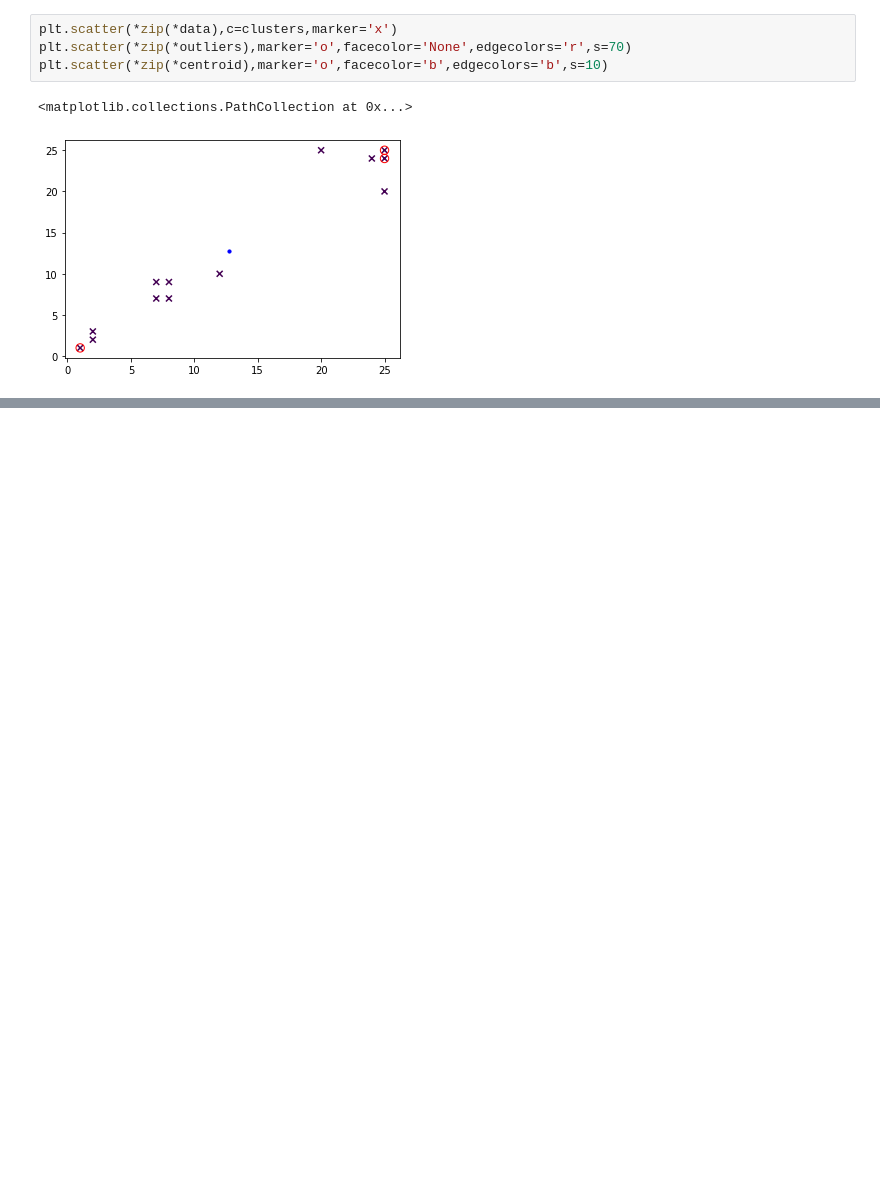
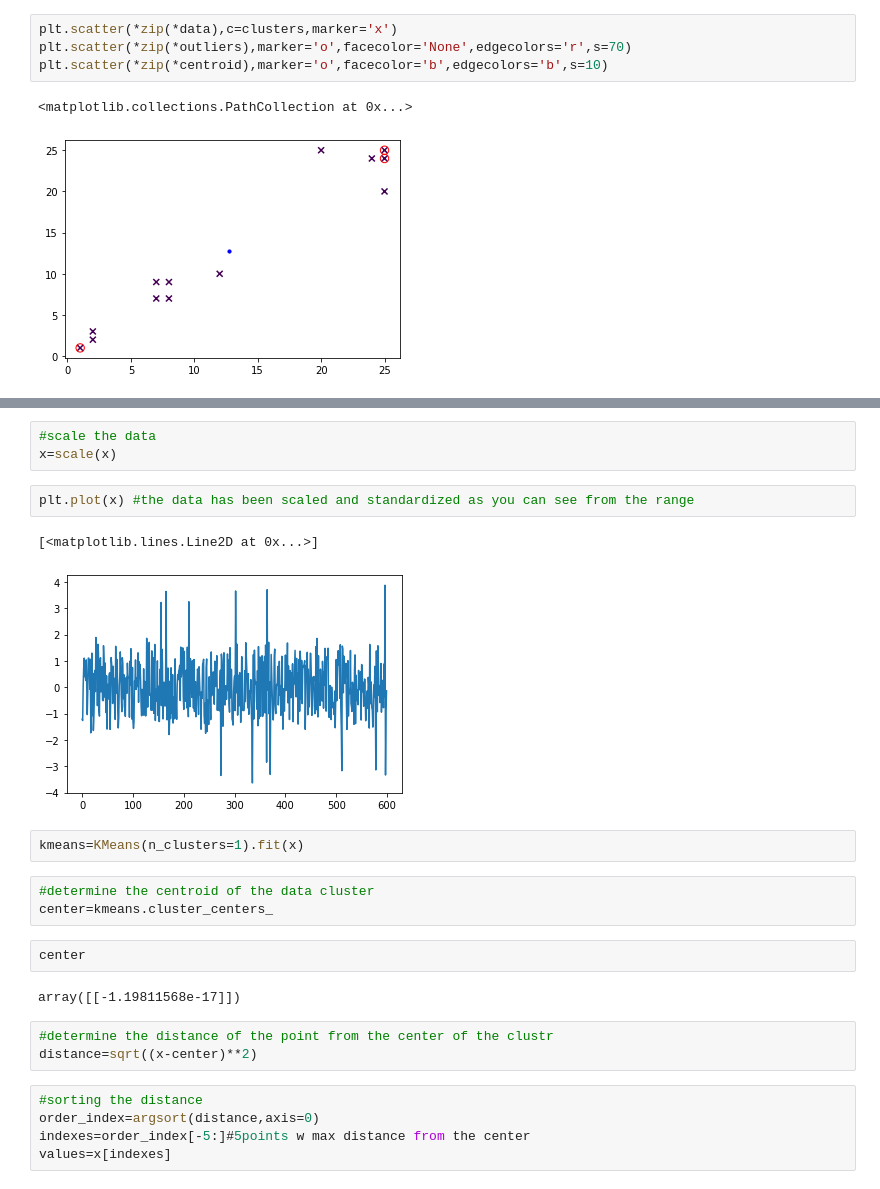
Before and after one commit to jeetshah0303/Artificialintelligence, a Jupyter notebook: PadLAB6.ipynb, the cells around one changed output, grey strips where cells are left out. Drawn from its saved outputs; the diff is of its cells as text; blank space fills up the shorter version.

Commit message:
Anomaly detection using KMeans

```diff
--- a/PadLAB6.ipynb
+++ b/PadLAB6.ipynb
@@ -144,0 +177,25 @@ plt.scatter(*zip(*centroid),marker='o',facecolor='b',edgecolors='b',s=10)
+# %%
+#scale the data
+x=scale(x)
+# %%
+plt.plot(x) #the data has been scaled and standardized as you can see from the range
+# %% [output]
+[<matplotlib.lines.Line2D at 0x...>]
+[figure, added]
+# %%
+kmeans=KMeans(n_clusters=1).fit(x)
+# %%
+#determine the centroid of the data cluster
+center=kmeans.cluster_centers_
+# %%
+center
+# %% [output]
+array([[-1.19811568e-17]])
+# %%
+#determine the distance of the point from the center of the clustr
+distance=sqrt((x-center)**2)
+# %%
+#sorting the distance
+order_index=argsort(distance,axis=0)
+indexes=order_index[-5:]#5points w max distance from the center
+values=x[indexes]
```
Also changed, not shown: parts of 18 cells of this notebook.
